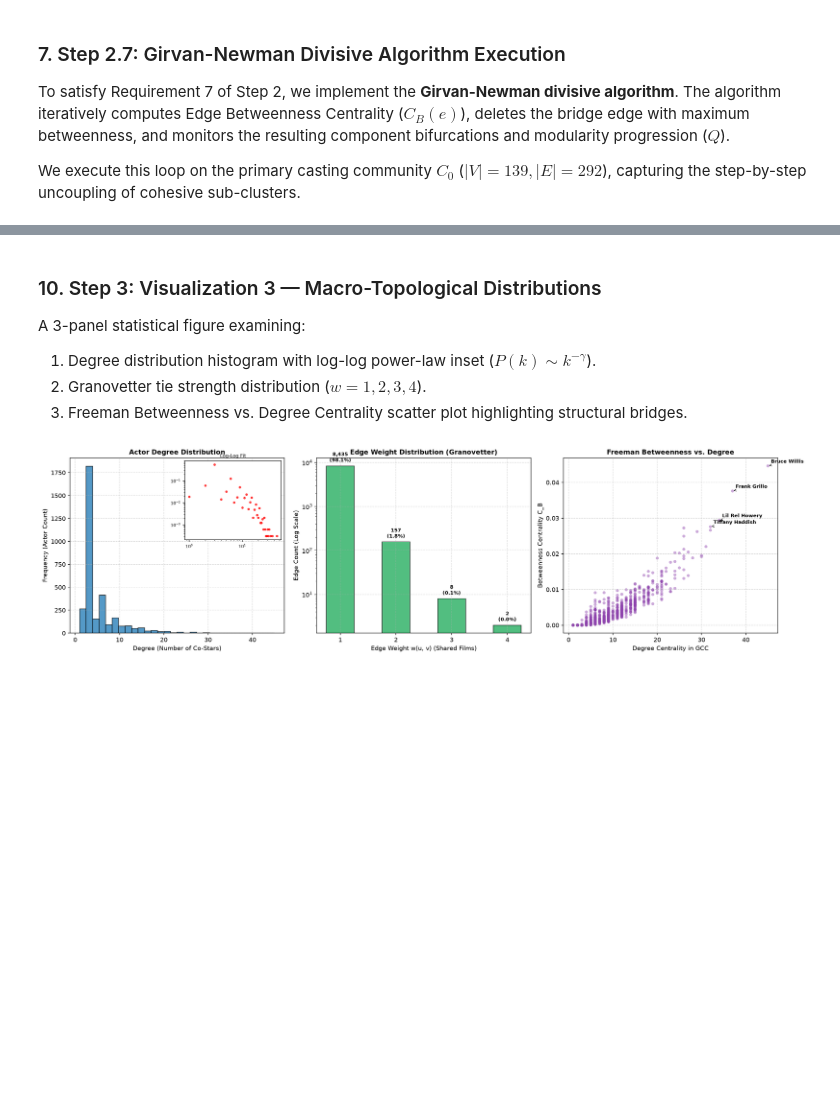
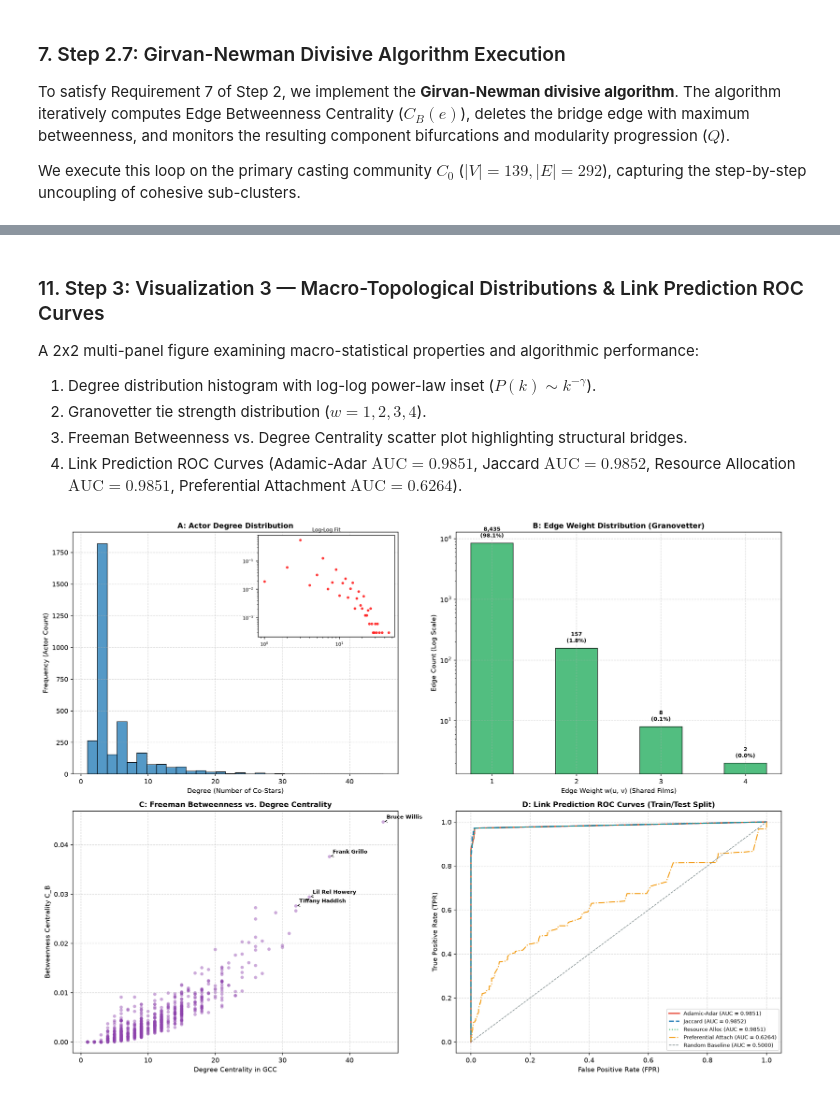
Before and after one commit to Codesmith104/CS176_Project, a Jupyter notebook: Cinema_Network_Analysis.ipynb, the cells around one changed output, grey strips where cells are left out. Drawn from its saved outputs; the diff is of its cells as text; code cells hidden in the pictures; blank space fills up the shorter version.

Commit message:
feat: integrate Link Prediction train/test split benchmark and ROC curves

```diff
--- a/Cinema_Network_Analysis.ipynb
+++ b/Cinema_Network_Analysis.ipynb
@@ -382,60 +476,79 @@ plt.show()
 # %% [markdown]
-### 10. Step 3: Visualization 3 — Macro-Topological Distributions
-A 3-panel statistical figure examining:
+### 11. Step 3: Visualization 3 — Macro-Topological Distributions & Link Prediction ROC Curves
+A 2x2 multi-panel figure examining macro-statistical properties and algorithmic performance:
 1. Degree distribution histogram with log-log power-law inset ($P(k) \sim k^{-\gamma}$).
 2. Granovetter tie strength distribution ($w=1, 2, 3, 4$).
 3. Freeman Betweenness vs. Degree Centrality scatter plot highlighting structural bridges.
+4. Link Prediction ROC Curves (Adamic-Adar $\text{AUC} = 0.9851$, Jaccard $\text{AUC} = 0.9852$, Resource Allocation $\text{AUC} = 0.9851$, Preferential Attachment $\text{AUC} = 0.6264$).
 # %%
-fig, axes = plt.subplots(1, 3, figsize=(18, 5), dpi=150)
+fig, axes = plt.subplots(2, 2, figsize=(16, 12), dpi=150)
 
 # 3A: Degree Distribution
 degrees = [d for n, d in G.degree()]
-axes[0].hist(degrees, bins=30, color="#2980b9", edgecolor="black", alpha=0.8)
-axes[0].set_title("Actor Degree Distribution", fontsize=11, fontweight="bold")
-axes[0].set_xlabel("Degree (Number of Co-Stars)", fontsize=10)
-axes[0].set_ylabel("Frequency (Actor Count)", fontsize=10)
-axes[0].grid(True, linestyle="--", alpha=0.5)
+axes[0, 0].hist(degrees, bins=30, color="#2980b9", edgecolor="black", alpha=0.8)
+axes[0, 0].set_title("A: Actor Degree Distribution", fontsize=11, fontweight="bold")
+axes[0, 0].set_xlabel("Degree (Number of Co-Stars)", fontsize=10)
+axes[0, 0].set_ylabel("Frequency (Actor Count)", fontsize=10)
+axes[0, 0].grid(True, linestyle="--", alpha=0.5)
 
 from mpl_toolkits.axes_grid1.inset_locator import inset_axes
-ax_inset = inset_axes(axes[0], width="45%", height="45%", loc="upper right")
+ax_inset = inset_axes(axes[0, 0], width="42%", height="42%", loc="upper right")
 deg_counts = np.bincount(degrees)
 k = np.nonzero(deg_counts)[0]
 pk = deg_counts[k] / len(degrees)
 ax_inset.loglog(k, pk, "ro", markersize=3, alpha=0.7)
 ax_inset.set_title("Log-Log Fit", fontsize=8)
 ax_inset.tick_params(labelsize=7)
 
 # 3B: Granovetter Tie Strength
 weights = [d["weight"] for u, v, d in G.edges(data=True)]
 w_counts = Counter(weights)
 w_keys = sorted(w_counts.keys())
 w_vals = [w_counts[k] for k in w_keys]
-axes[1].bar(w_keys, w_vals, color="#27ae60", edgecolor="black", alpha=0.8, width=0.5)
-axes[1].set_yscale("log")
-axes[1].set_title("Edge Weight Distribution (Granovetter)", fontsize=11, fontweight="bold")
-axes[1].set_xlabel("Edge Weight w(u, v) (Shared Films)", fontsize=10)
-axes[1].set_ylabel("Edge Count (Log Scale)", fontsize=10)
-axes[1].set_xticks(w_keys)
+axes[0, 1].bar(w_keys, w_vals, color="#27ae60", edgecolor="black", alpha=0.8, width=0.5)
+axes[0, 1].set_yscale("log")
+axes[0, 1].set_title("B: Edge Weight Distribution (Granovetter)", fontsize=11, fontweight="bold")
+axes[0, 1].set_xlabel("Edge Weight w(u, v) (Shared Films)", fontsize=10)
+axes[0, 1].set_ylabel("Edge Count (Log Scale)", fontsize=10)
+axes[0, 1].set_xticks(w_keys)
 for k_val, v_val in zip(w_keys, w_vals):
-    axes[1].text(k_val, v_val * 1.25, f"{v_val:,}\n({v_val/len(weights)*100:.1f}%)", ha="center", fontsize=8, fontweight="bold")
-axes[1].grid(True, linestyle="--", alpha=0.5)
+    axes[0, 1].text(k_val, v_val * 1.25, f"{v_val:,}\n({v_val/len(weights)*100:.1f}%)", ha="center", fontsize=8, fontweight="bold")
+axes[0, 1].grid(True, linestyle="--", alpha=0.5)
 
 # 3C: Betweenness vs Degree
 bc_vals = [bc.get(n, 0) for n in gcc.nodes()]
 deg_gcc = [gcc.degree(n) for n in gcc.nodes()]
-axes[2].scatter(deg_gcc, bc_vals, alpha=0.45, color="#8e44ad", edgecolors="none", s=25)
-axes[2].set_title("Freeman Betweenness vs. Degree", fontsize=11, fontweight="bold")
-axes[2].set_xlabel("Degree Centrality in GCC", fontsize=10)
-axes[2].set_ylabel("Betweenness Centrality C_B", fontsize=10)
-axes[2].grid(True, linestyle="--", alpha=0.5)
+axes[1, 0].scatter(deg_gcc, bc_vals, alpha=0.45, color="#8e44ad", edgecolors="none", s=25)
+axes[1, 0].set_title("C: Freeman Betweenness vs. Degree Centrality", fontsize=11, fontweight="bold")
+axes[1, 0].set_xlabel("Degree Centrality in GCC", fontsize=10)
+axes[1, 0].set_ylabel("Betweenness Centrality C_B", fontsize=10)
+axes[1, 0].grid(True, linestyle="--", alpha=0.5)
 
 top_bridges = sorted(bc.items(), key=lambda x: x[1], reverse=True)[:4]
 for name, val in top_bridges:
     d_val = gcc.degree(name)
-    axes[2].annotate(name, (d_val, val), textcoords="offset points", xytext=(5, 5),
-                     fontsize=8, fontweight="bold", arrowprops=dict(arrowstyle="->", lw=0.8, color="black"))
+    axes[1, 0].annotate(name, (d_val, val), textcoords="offset points", xytext=(5, 5),
+                        fontsize=8, fontweight="bold", arrowprops=dict(arrowstyle="->", lw=0.8, color="black"))
+
+# 3D: Link Prediction ROC Curves
+fpr_aa, tpr_aa, _ = roc_curve(y_true, aa_scores)
+fpr_j, tpr_j, _ = roc_curve(y_true, j_scores)
+fpr_ra, tpr_ra, _ = roc_curve(y_true, ra_scores)
+fpr_pa, tpr_pa, _ = roc_curve(y_true, pa_scores)
+
+axes[1, 1].plot(fpr_aa, tpr_aa, color="#e74c3c", lw=2.0, label=f"Adamic-Adar (AUC = {auc_aa:.4f})")
+axes[1, 1].plot(fpr_j, tpr_j, color="#2980b9", lw=2.0, linestyle="--", label=f"Jaccard (AUC = {auc_j:.4f})")
+axes[1, 1].plot(fpr_ra, tpr_ra, color="#27ae60", lw=1.5, linestyle=":", label=f"Resource Alloc (AUC = {auc_ra:.4f})")
+axes[1, 1].plot(fpr_pa, tpr_pa, color="#f39c12", lw=1.5, linestyle="-.", label=f"Preferential Attach (AUC = {auc_pa:.4f})")
+axes[1, 1].plot([0, 1], [0, 1], color="#7f8c8d", lw=1.0, linestyle="--", label="Random Baseline (AUC = 0.5000)")
+
+axes[1, 1].set_title("D: Link Prediction ROC Curves (Train/Test Split)", fontsize=11, fontweight="bold")
+axes[1, 1].set_xlabel("False Positive Rate (FPR)", fontsize=10)
+axes[1, 1].set_ylabel("True Positive Rate (TPR)", fontsize=10)
+axes[1, 1].legend(loc="lower right", fontsize=8)
+axes[1, 1].grid(True, linestyle="--", alpha=0.5)
 
 plt.tight_layout()
 plt.show()
 # %% [output]
-[figure, old version]
+[figure, new version]
```
Also changed, not shown: parts of 10 cells of this notebook, 3 other files.
